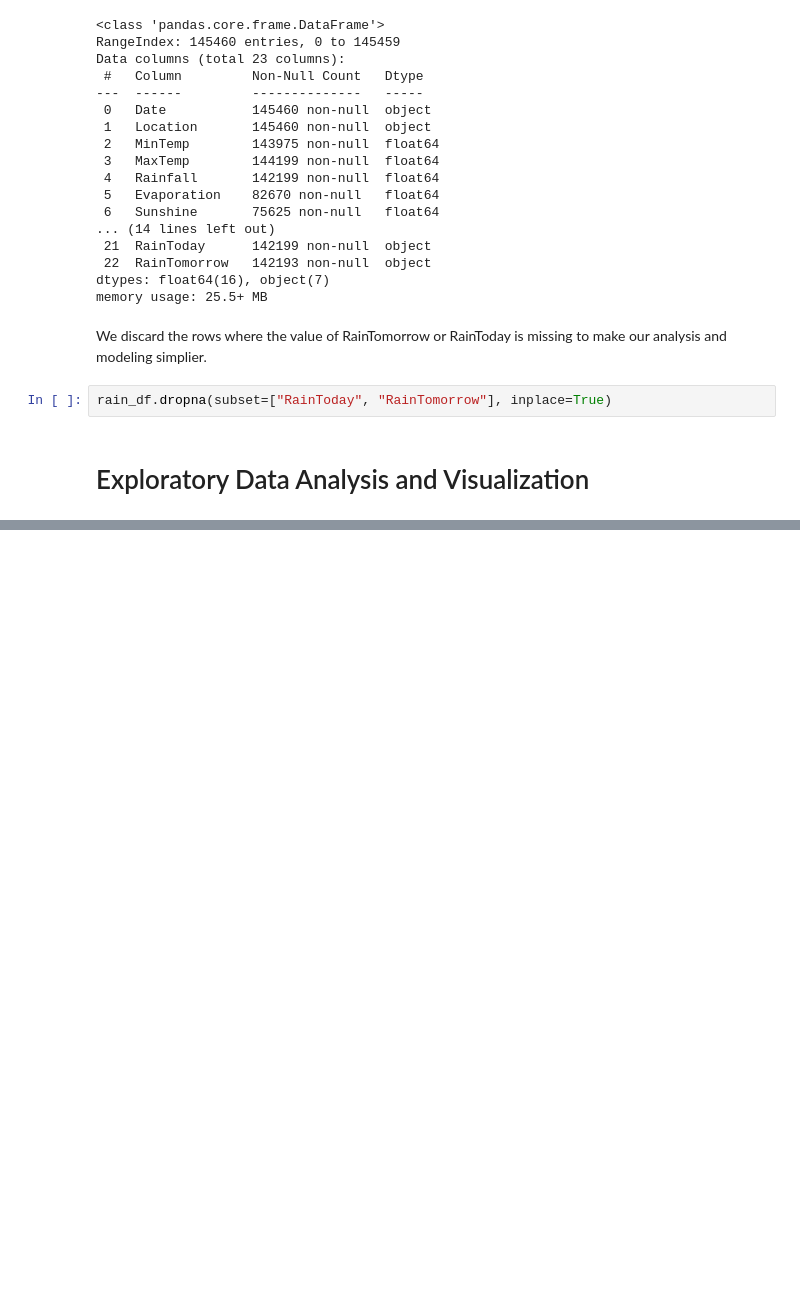
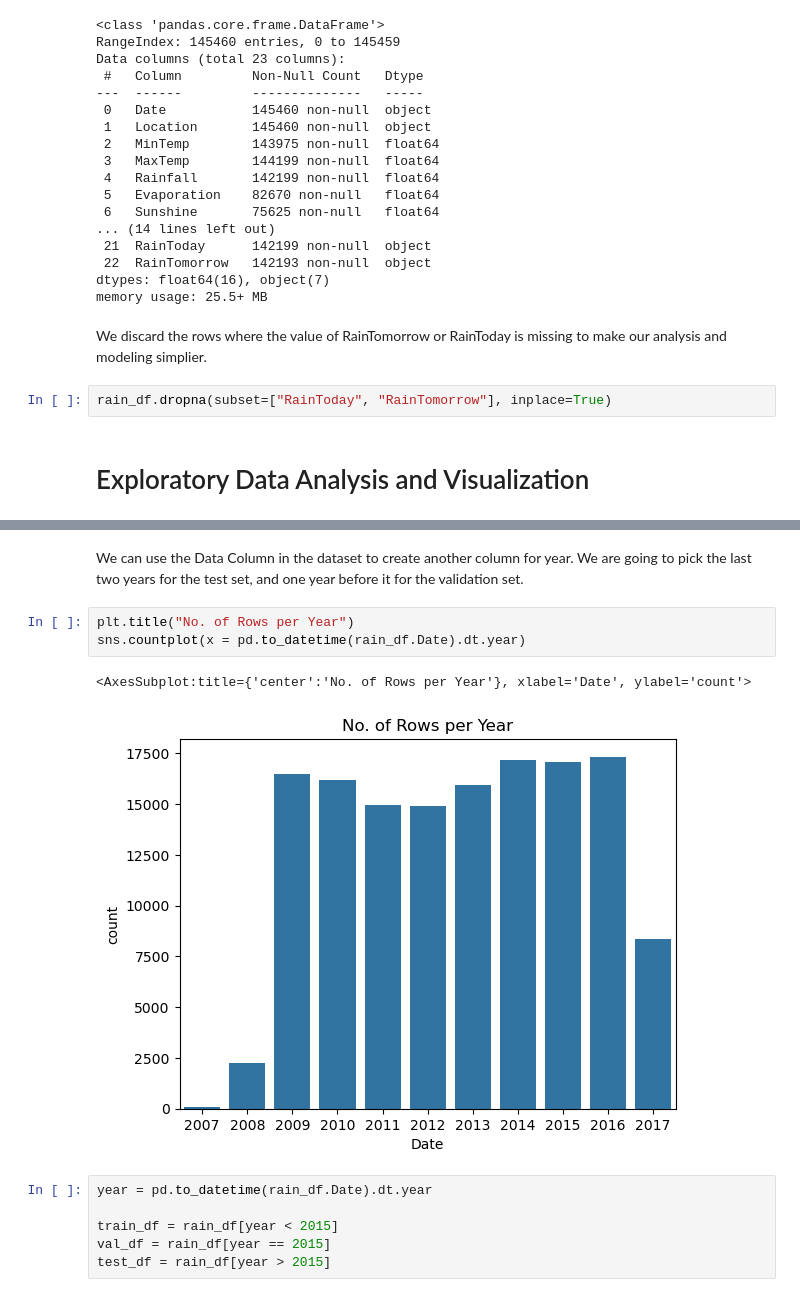
Before and after one commit to AlanLopez1017/Logistic-Regression-with-Python, a Jupyter notebook: projects/RainTomorrow/next-day-rain.ipynb, the cells around one changed output, grey strips where cells are left out. Saved outputs shown, nothing was run; the diff lists cells and outputs as text; blank space fills up the shorter version.

```diff
--- a/projects/RainTomorrow/next-day-rain.ipynb
+++ b/projects/RainTomorrow/next-day-rain.ipynb
@@ -92,0 +117,14 @@ plt.show()
+# %% [markdown]
+We can use the Data Column in the dataset to create another column for year. We are going to pick the last two years for the test set, and one year before it for the validation set.
+# %%
+plt.title("No. of Rows per Year")
+sns.countplot(x = pd.to_datetime(rain_df.Date).dt.year)
+# %% [output]
+<AxesSubplot:title={'center':'No. of Rows per Year'}, xlabel='Date', ylabel='count'>
+[figure, added]
+# %%
+year = pd.to_datetime(rain_df.Date).dt.year
+
+train_df = rain_df[year < 2015]
+val_df = rain_df[year == 2015]
+test_df = rain_df[year > 2015]
```
Also changed, not shown: parts of 53 cells of this notebook.
